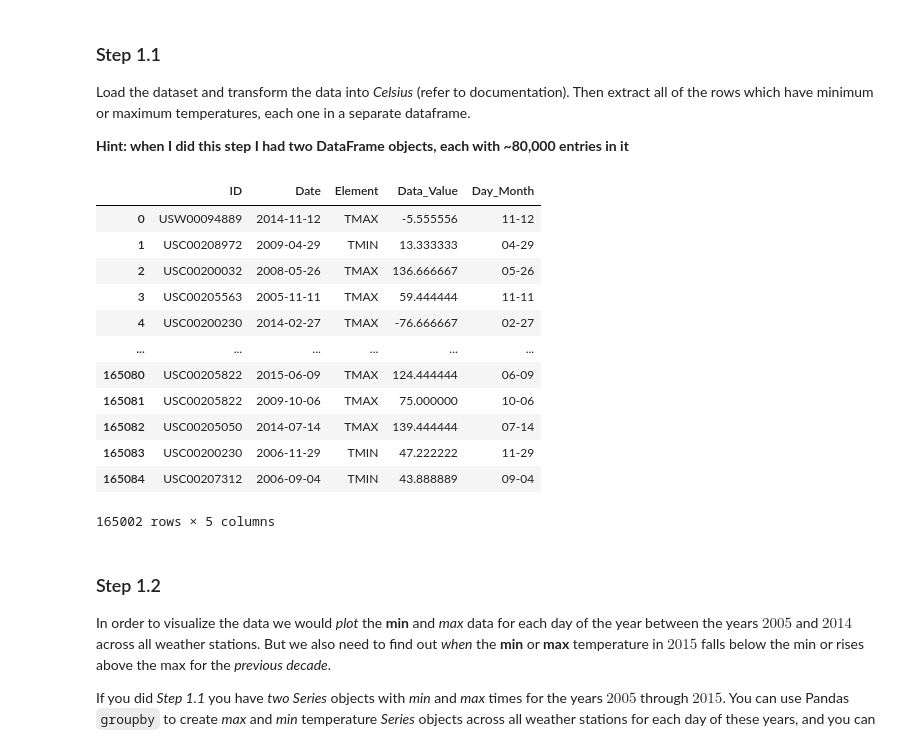
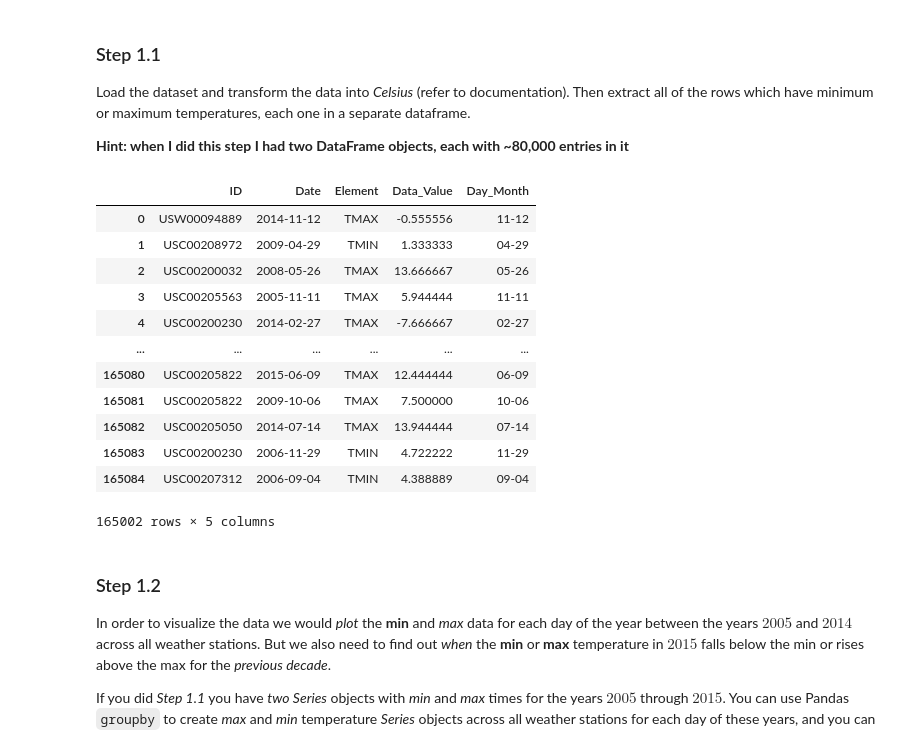
Before and after one commit to Donakeru/data-science-udfjc, a Jupyter notebook: workshops/Workshop_3.ipynb, the cells around one changed output. Drawn from its saved outputs; the diff is of its cells as text; code cells hidden in the pictures.

```diff
--- a/workshops/Workshop_3.ipynb
+++ b/workshops/Workshop_3.ipynb
@@ -35,43 +35,48 @@ __Hint: when I did this step I had two DataFrame objects, each with ~80,000 entr
 # %%
 import pandas as pd
 import numpy as np
 import re
 
 def farenheit_to_celsius(farenheit):
     celcius = (farenheit - 32) * (5/9)
     return celcius
 
+def to_tenths_of_degreess(celsius):
+    tenths = celsius / 10
+    return tenths
+
 GHCN_daily_df = pd.read_csv('assets/fb441e62df2d58994928907a91895ec62c2c42e6cd075c2700843b89.csv')
 # print(GHCN_daily_df.shape)
 
 # transform required column
 GHCN_daily_df['Data_Value'] = GHCN_daily_df['Data_Value'].apply(lambda x: farenheit_to_celsius(x))
+GHCN_daily_df['Data_Value'] = GHCN_daily_df['Data_Value'].apply(lambda x: to_tenths_of_degreess(x))
 
 # avoid lean years to make easy the step 1.2
 GHCN_daily_df = GHCN_daily_df[~GHCN_daily_df['Date'].str.contains('02-29')]
 
 # extracting month on new feature to make easy the step 1.3
 GHCN_daily_df['Day_Month'] = GHCN_daily_df['Date'].apply(lambda x: re.findall('\d{2}-\d{2}$', x)[0])
 
 temperature_min_df = GHCN_daily_df[GHCN_daily_df['Element'] == 'TMIN']
 temperature_max_df = GHCN_daily_df[GHCN_daily_df['Element'] == 'TMAX']
 # print(temperature_max_df.shape) #~80.000 entries like paragrapgh
 # print(temperature_min_df.shape) #~80.000 entries like paragrapgh
 
 GHCN_daily_df
 # %% [output]
 |  | ID | Date | Element | Data_Value | Day_Month |
-| 0 | USW00094889 | 2014-11-12 | TMAX | -5.555556 | 11-12 |
-| 1 | USC00208972 | 2009-04-29 | TMIN | 13.333333 | 04-29 |
-| 2 | USC00200032 | 2008-05-26 | TMAX | 136.666667 | 05-26 |
-| 3 | USC00205563 | 2005-11-11 | TMAX | 59.444444 | 11-11 |
-| 4 | USC00200230 | 2014-02-27 | TMAX | -76.666667 | 02-27 |
+| 0 | USW00094889 | 2014-11-12 | TMAX | -0.555556 | 11-12 |
+| 1 | USC00208972 | 2009-04-29 | TMIN | 1.333333 | 04-29 |
+| 2 | USC00200032 | 2008-05-26 | TMAX | 13.666667 | 05-26 |
+| 3 | USC00205563 | 2005-11-11 | TMAX | 5.944444 | 11-11 |
+| 4 | USC00200230 | 2014-02-27 | TMAX | -7.666667 | 02-27 |
 | ... | ... | ... | ... | ... | ... |
-| 165080 | USC00205822 | 2015-06-09 | TMAX | 124.444444 | 06-09 |
-| 165081 | USC00205822 | 2009-10-06 | TMAX | 75.000000 | 10-06 |
-| 165082 | USC00205050 | 2014-07-14 | TMAX | 139.444444 | 07-14 |
-| 165083 | USC00200230 | 2006-11-29 | TMIN | 47.222222 | 11-29 |
-| 165084 | USC00207312 | 2006-09-04 | TMIN | 43.888889 | 09-04 |
+| 165080 | USC00205822 | 2015-06-09 | TMAX | 12.444444 | 06-09 |
+| 165081 | USC00205822 | 2009-10-06 | TMAX | 7.500000 | 10-06 |
+| 165082 | USC00205050 | 2014-07-14 | TMAX | 13.944444 | 07-14 |
+| 165083 | USC00200230 | 2006-11-29 | TMIN | 4.722222 | 11-29 |
+| 165084 | USC00207312 | 2006-09-04 | TMIN | 4.388889 | 09-04 |
 165002 rows × 5 columns
 # %%
 # example of test cases
```
Also changed, not shown: parts of 2 cells of this notebook.
